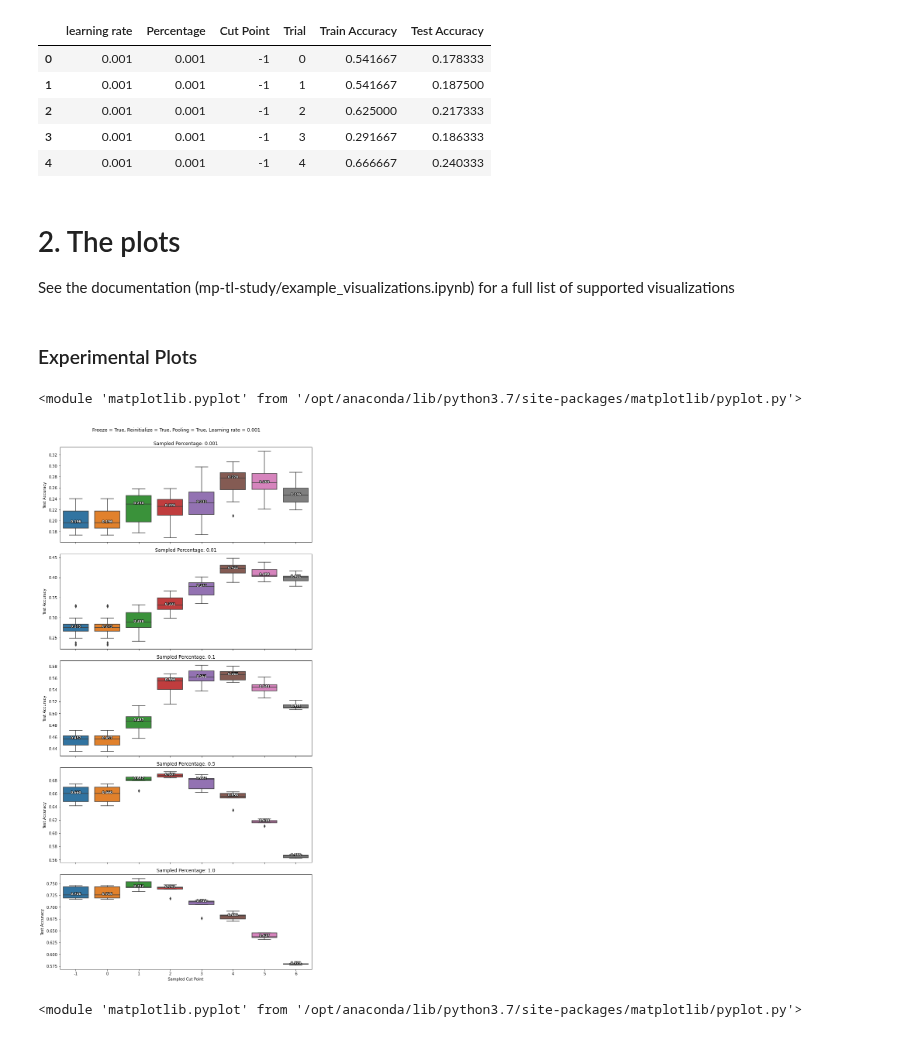
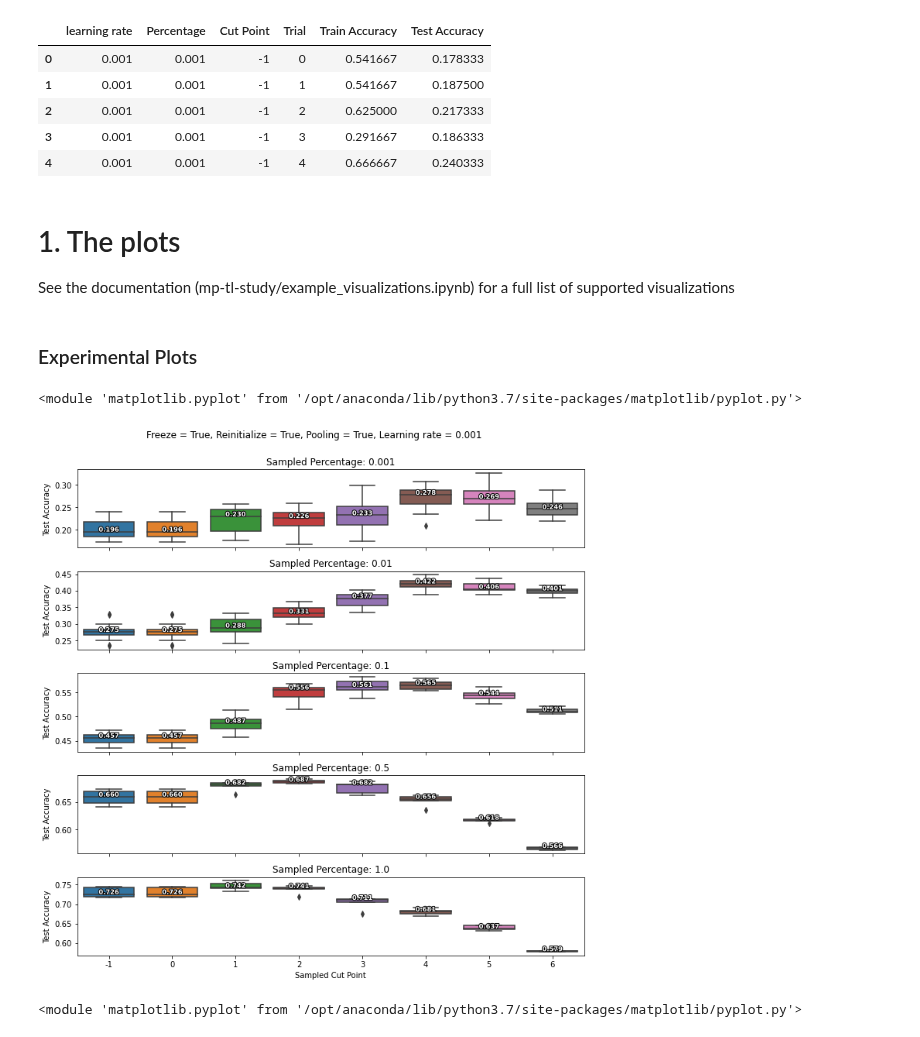
Before and after one commit to tusharmanekar/mp-tl-study, a Jupyter notebook: CIFAR/visualizations.ipynb, the cells around one changed output. Drawn from its saved outputs; the diff is of its cells as text; code cells hidden in the pictures.

```diff
--- a/CIFAR/visualizations.ipynb
+++ b/CIFAR/visualizations.ipynb
@@ -12,11 +9,11 @@ from viz_utils import *
 # %%
 # load baselines: filename!!
-with open('results_jsons/baselines_freeze_True_pool_True_lr_0.001_nice_curve.json', 'r') as f:
+with open('results/baselines_freeze_True_pool_True_lr_0.001_nice_curve.json', 'r') as f:
     baselines = json.load(f)
 baselines = baselines[1:]
 
 # load results; filename
-with open('results_jsons/results_freeze_True_reinit_True_pool_True_lr_0.001_nice_curve.json', 'r') as f:
+with open('results/results_freeze_True_reinit_True_pool_True_lr_0.001_nice_curve.json', 'r') as f:
     results = json.load(f)
 
 # Run this if the first element of the results is the PARAMS dict
@@ -85,15 +82,15 @@ df_ari = pd.DataFrame(ari_scores_all)
 # Display the DataFrame (showing the first few rows for brevity)
 df_ari.head()"""
 # %% [markdown]
-# 2. The plots
+# 1. The plots
 See the documentation (mp-tl-study/example_visualizations.ipynb) for a full list of supported visualizations
 # %% [markdown]
 ### Experimental Plots
 # %%
-box_plot_percentages_experiments(df=df, params=params, figsize=(10,20))
+box_plot_percentages_experiments(df=df, params=params, figsize=(10,10))
 # %% [output]
 <module 'matplotlib.pyplot' from '/opt/anaconda/lib/python3.7/site-packages/matplotlib/pyplot.py'>
-[figure, old version]
+[figure, new version]
 # %%
 compare_to_baseline_line_plot(df)
 # %% [output]
```
Also changed, not shown: parts of 4 cells of this notebook, 27 other files.
